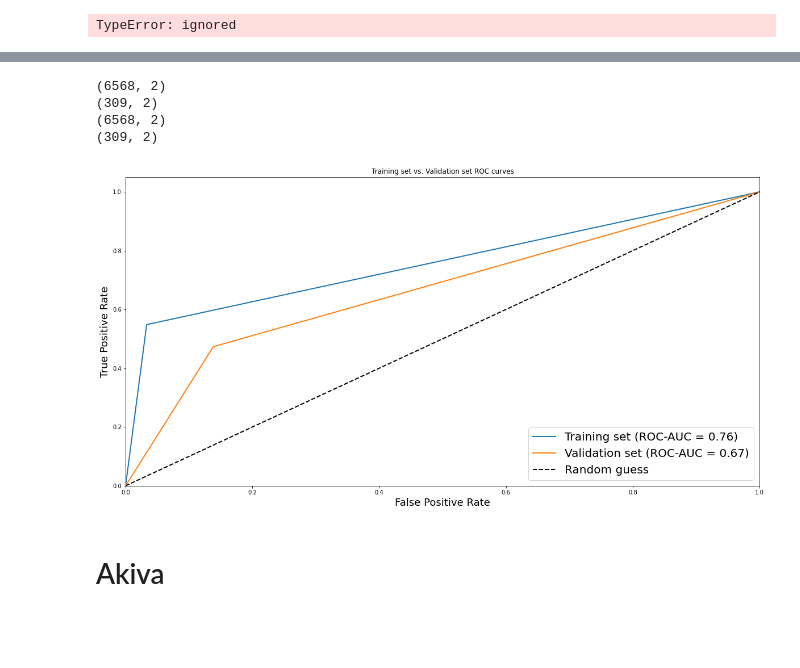
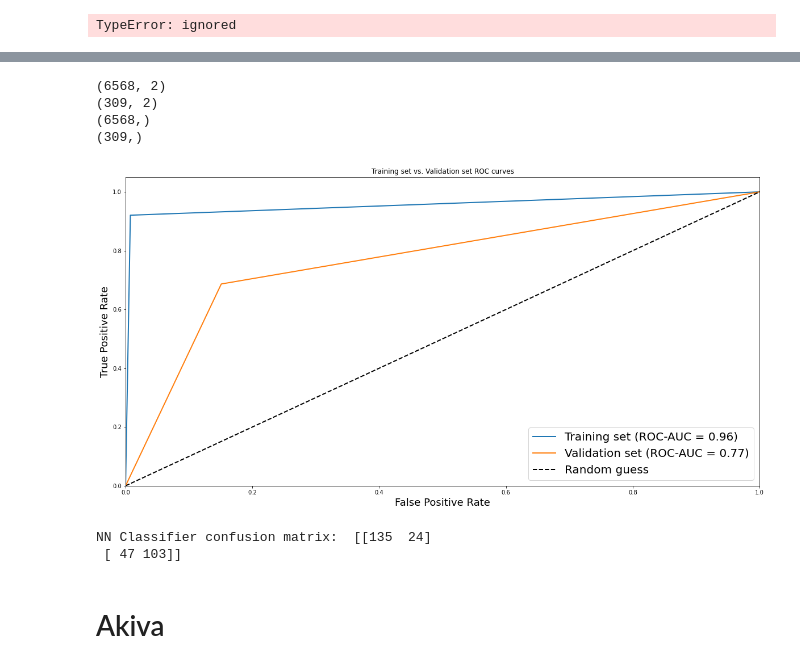
Before and after one commit to Shellyga/MAFAT-Radar-Challenge, a Jupyter notebook: Copy_of_MAFAT_Radar_Challenge_Baseline_CNN_Model.ipynb, the cells around one changed output, grey strips where cells are left out. Drawn from its saved outputs; the diff is of its cells as text; code cells hidden in the pictures; blank space fills up the shorter version.

```diff
--- a/Copy_of_MAFAT_Radar_Challenge_Baseline_CNN_Model.ipynb
+++ b/Copy_of_MAFAT_Radar_Challenge_Baseline_CNN_Model.ipynb
@@ -638,7 +727,9 @@ model_cnn.add(Dense(1, activation='sigmoid', kernel_initializer = init))
 TypeError: ignored
 # %%
 # Compile the model.
-loss_function = BinaryCrossentropy()
+from keras import losses
+from keras.metrics import AUC
+loss_function = losses.BinaryCrossentropy()
 model.compile(
     loss=loss_function,
     optimizer=optimizers.Adam(),
@@ -676,9 +767,9 @@ print(train_features_flat.shape)
 print(train_y.shape)
 history = model.fit(
     train_features_flat,
-    train_y,
+    encoded_train_y,
     epochs=NB_EPOCHS,
-    validation_data=(val_features_flat, val_y),
+    validation_data=(val_features_flat, encoded_val_y),
     callbacks=callbacks
 )
 # %% [output]
@@ -714,16 +805,22 @@ print(val_y.shape)
 # %% [output]
 (6568, 2)
 (309, 2)
-(6568, 2)
-(309, 2)
+(6568,)
+(309,)
 # %%
 # Plot ROC curve and show ROC-AUC results of the training and validation sets.
 # pred = [model.predict(train_features_flat), model.predict(val_features_flat)]
+from sklearn.metrics import roc_auc_score, roc_curve, auc,confusion_matrix
 pred = [train_y_hat.argmax(axis=1), val_y_hat.argmax(axis=1)]
-actual = [train_y.argmax(axis=1), val_y.argmax(axis=1)]
+actual = [encoded_train_y.argmax(axis=1), encoded_val_y.argmax(axis=1)]
 stats(pred, actual)
 # %% [output]
-[figure, old version]
+[figure, new version]
 # %%
-cm = metrics.confusion_matrix(val_y.argmax(axis=1),  val_y_hat.argmax(axis=1))
+from sklearn.metrics import confusion_matrix
+
+cm = confusion_matrix(encoded_val_y.argmax(axis=1),  val_y_hat.argmax(axis=1))
 print("NN Classifier confusion matrix: ",cm)
+# %% [output]
+NN Classifier confusion matrix:  [[135  24]
+ [ 47 103]]
```
Also changed, not shown: parts of 52 cells of this notebook.
